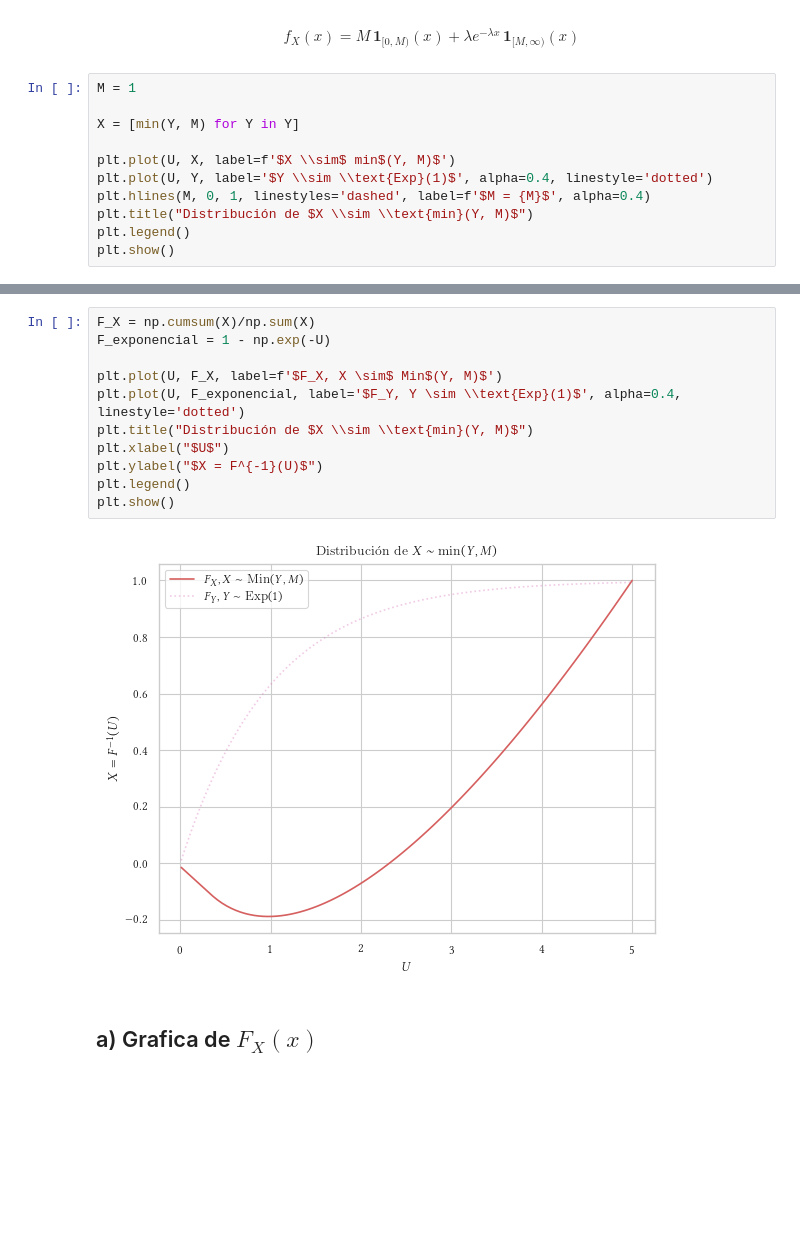
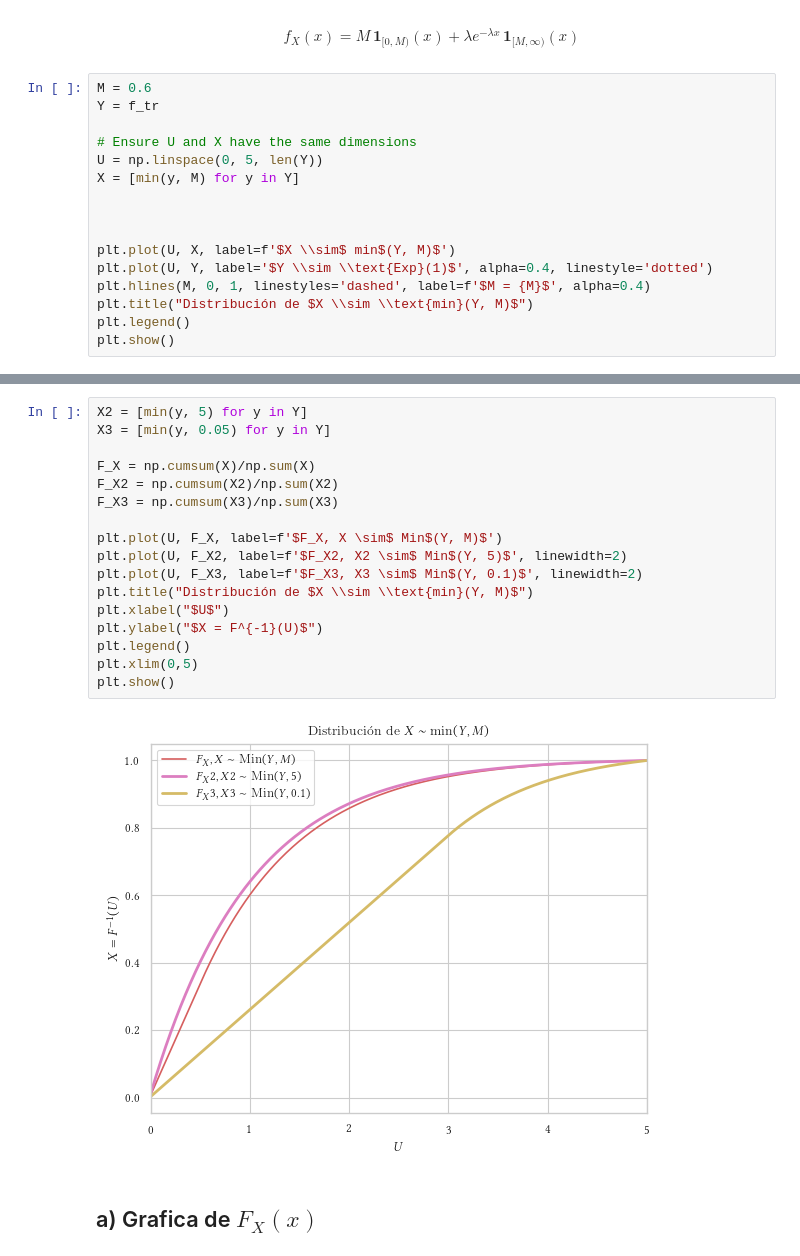
Before and after one commit to heritaco/Simulacion-Estocastica, a Jupyter notebook: 01 Generacion de Variables Aleatorias/02 Metodo de la Transformada Inversa/actividad/notebook.ipynb, the cells around one changed output, grey strips where cells are left out. Cells and saved outputs as stored; diff of their text form; blank space fills up the shorter version.

Commit message:
exponencial de a a b

```diff
--- a/01 Generacion de Variables Aleatorias/02 Metodo de la Transformada Inversa/actividad/notebook.ipynb
+++ b/01 Generacion de Variables Aleatorias/02 Metodo de la Transformada Inversa/actividad/notebook.ipynb
@@ -406,9 +377,14 @@ $$f_X(x)=
 M\, \mathbf 1_{[0,M)}(x) +
 \lambda e^{-\lambda x}\,\mathbf 1_{[M,\infty)}(x)$$
 # %%
-M = 1
+M = 0.6
+Y = f_tr
 
-X = [min(Y, M) for Y in Y]
+# Ensure U and X have the same dimensions
+U = np.linspace(0, 5, len(Y))
+X = [min(y, M) for y in Y]
+
+
 
 plt.plot(U, X, label=f'$X \\sim$ min$(Y, M)$')
 plt.plot(U, Y, label='$Y \\sim \\text{Exp}(1)$', alpha=0.4, linestyle='dotted')
@@ -421,16 +397,22 @@ plt.show()
 # %%
+X2 = [min(y, 5) for y in Y]
+X3 = [min(y, 0.05) for y in Y]
+
 F_X = np.cumsum(X)/np.sum(X)
-F_exponencial = 1 - np.exp(-U)
+F_X2 = np.cumsum(X2)/np.sum(X2)
+F_X3 = np.cumsum(X3)/np.sum(X3)
 
 plt.plot(U, F_X, label=f'$F_X, X \sim$ Min$(Y, M)$')
-plt.plot(U, F_exponencial, label='$F_Y, Y \sim \\text{Exp}(1)$', alpha=0.4, linestyle='dotted')
+plt.plot(U, F_X2, label=f'$F_X2, X2 \sim$ Min$(Y, 5)$', linewidth=2)
+plt.plot(U, F_X3, label=f'$F_X3, X3 \sim$ Min$(Y, 0.1)$', linewidth=2)
 plt.title("Distribución de $X \\sim \\text{min}(Y, M)$")
 plt.xlabel("$U$")
 plt.ylabel("$X = F^{-1}(U)$")
 plt.legend()
+plt.xlim(0,5)
 plt.show()
 # %% [output]
-[figure, old version]
+[figure, new version]
 # %% [markdown]
 ## a) Grafica de $F_X(x)$
 # %% [markdown]
```
Also changed, not shown: parts of 2 cells of this notebook.
